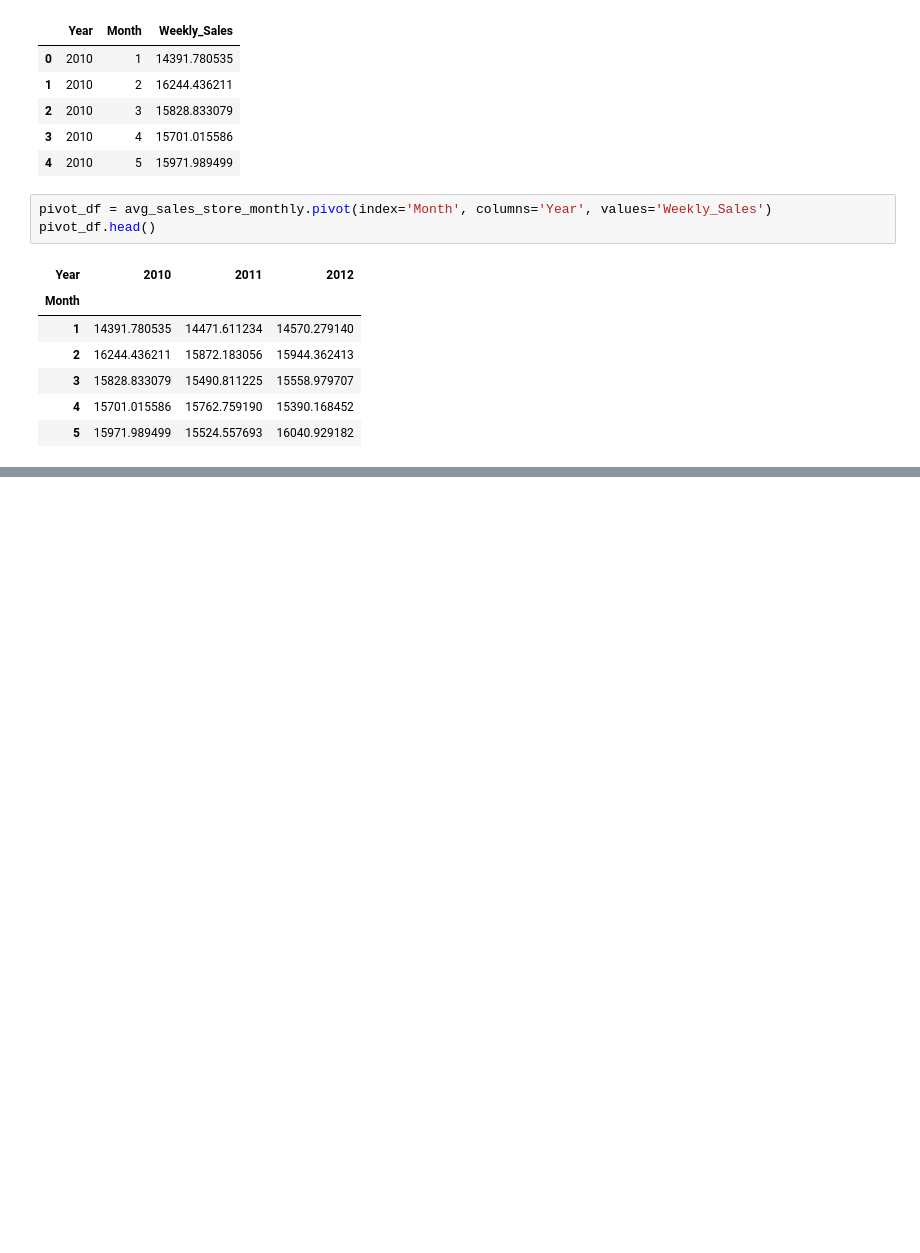
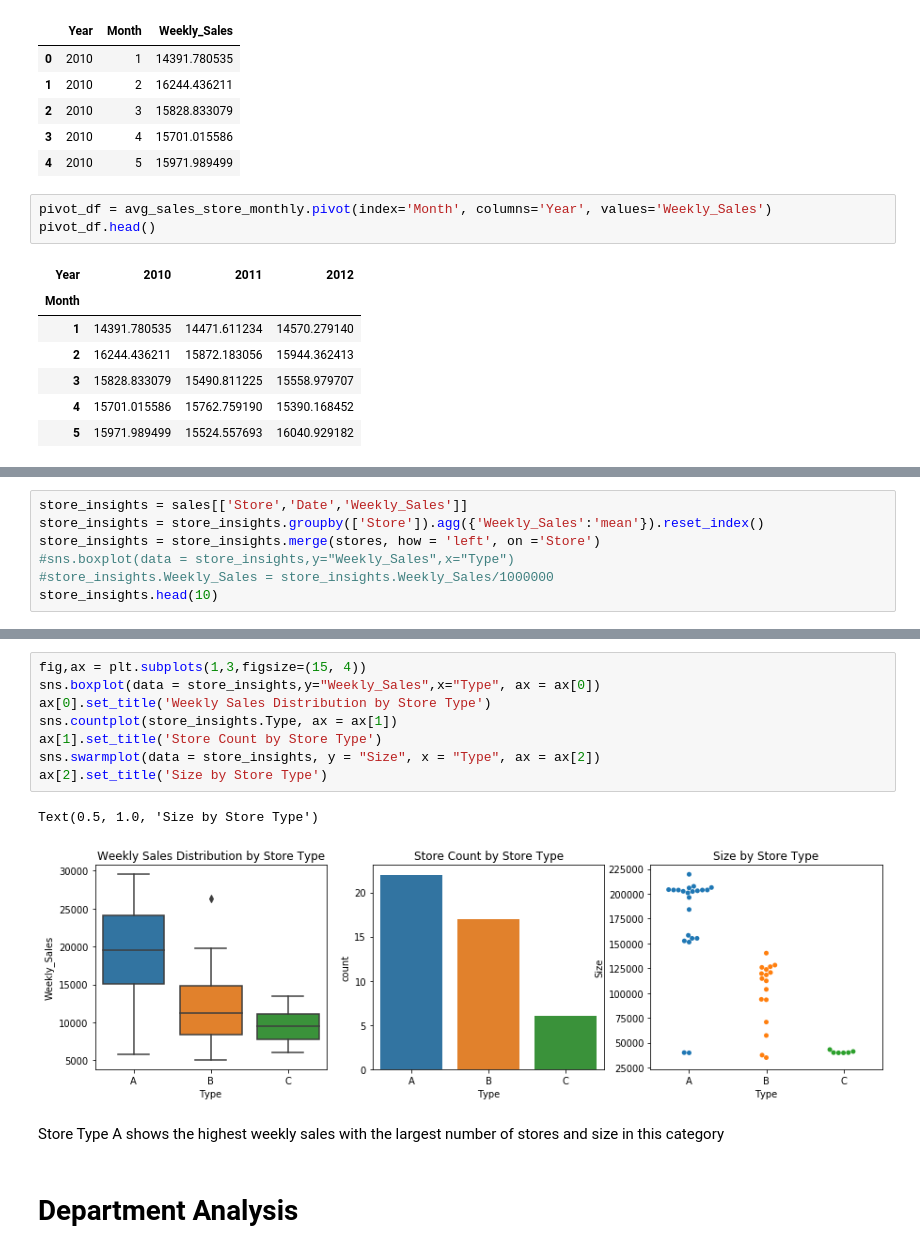
Before and after one commit to divyabudale/Retail_Store, a Jupyter notebook: Retail_Data_Analytics.ipynb, the cells around one changed output, grey strips where cells are left out. Drawn from its saved outputs; the diff is of its cells as text; blank space fills up the shorter version.

```diff
--- a/Retail_Data_Analytics.ipynb
+++ b/Retail_Data_Analytics.ipynb
@@ -167,0 +203,7 @@ plt.legend(title = 'Year')
+# %%
+store_insights = sales[['Store','Date','Weekly_Sales']]
+store_insights = store_insights.groupby(['Store']).agg({'Weekly_Sales':'mean'}).reset_index()
+store_insights = store_insights.merge(stores, how = 'left', on ='Store')
+#sns.boxplot(data = store_insights,y="Weekly_Sales",x="Type")
+#store_insights.Weekly_Sales = store_insights.Weekly_Sales/1000000
+store_insights.head(10)
@@ -167,0 +222,15 @@ plt.legend(title = 'Year')
+# %%
+fig,ax = plt.subplots(1,3,figsize=(15, 4))
+sns.boxplot(data = store_insights,y="Weekly_Sales",x="Type", ax = ax[0])
+ax[0].set_title('Weekly Sales Distribution by Store Type')
+sns.countplot(store_insights.Type, ax = ax[1])
+ax[1].set_title('Store Count by Store Type')
+sns.swarmplot(data = store_insights, y = "Size", x = "Type", ax = ax[2])
+ax[2].set_title('Size by Store Type')
+# %% [output]
+Text(0.5, 1.0, 'Size by Store Type')
+[figure, added]
+# %% [markdown]
+Store Type A shows the highest weekly sales with the largest number of stores and size in this category
+# %% [markdown]
+# Department Analysis
```
Also changed, not shown: parts of 22 cells of this notebook.
